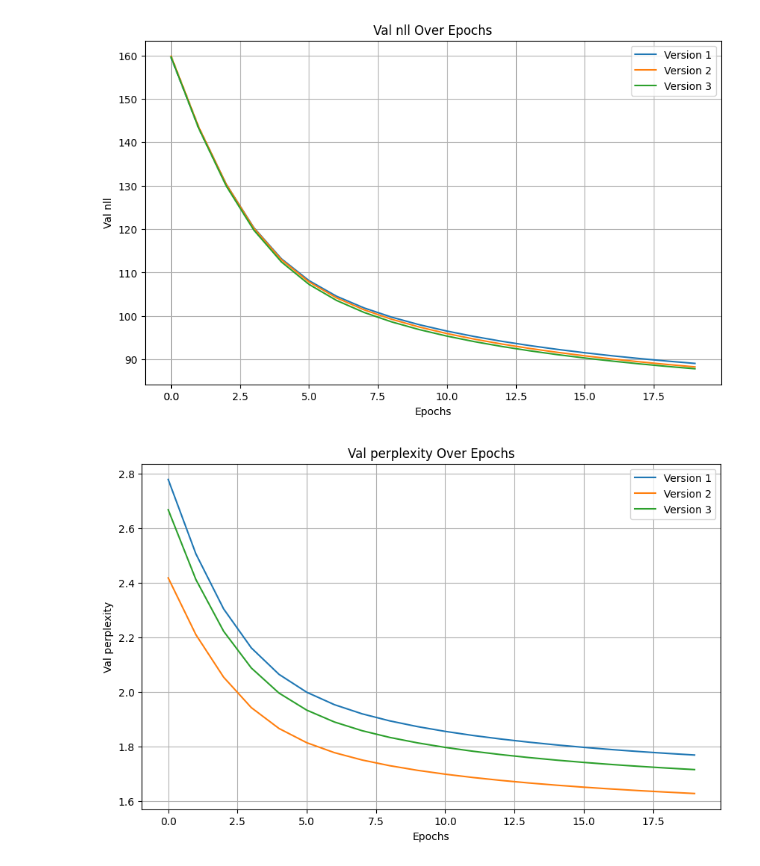
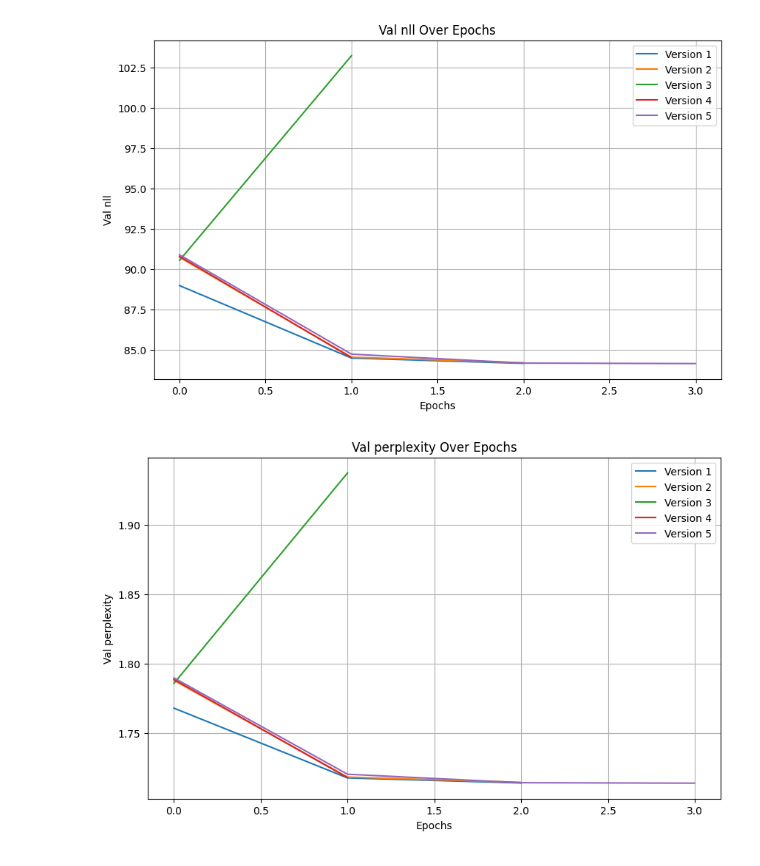
Before and after one commit to tferracina/ArDCA-Python, a Jupyter notebook: code/training.ipynb, the cells around one changed output. Saved outputs shown, nothing was run; the diff lists cells and outputs as text; code cells hidden in the pictures.

```diff
--- a/code/training.ipynb
+++ b/code/training.ipynb
@@ -117,6 +92,6 @@ Training completed in 370.27 seconds
 # %%
 # Versions to compare
-versions = [1, 2, 3]
+versions = [1, 2, 3, 4, 5]
 
 # Load histories
 histories = load_all_histories(save_dir, pf, versions)
@@ -132,2 +107,2 @@ plot_training_behavior(histories, metric="val_perplexity")
-[figure, old version]
+[figure, new version]
-[figure, old version]
+[figure, new version]
```
Also changed, not shown: parts of 5 cells of this notebook, 6 other files.
